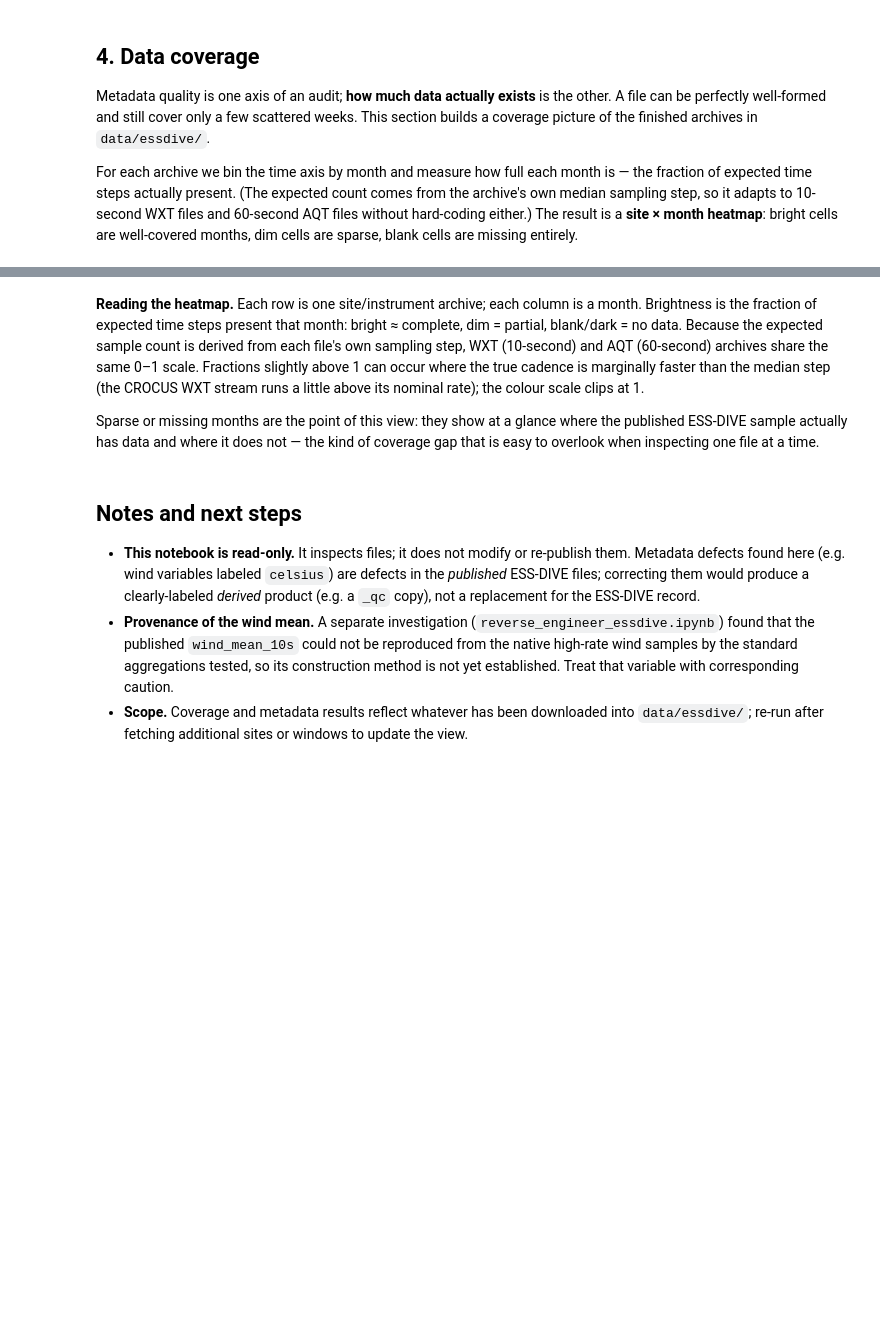
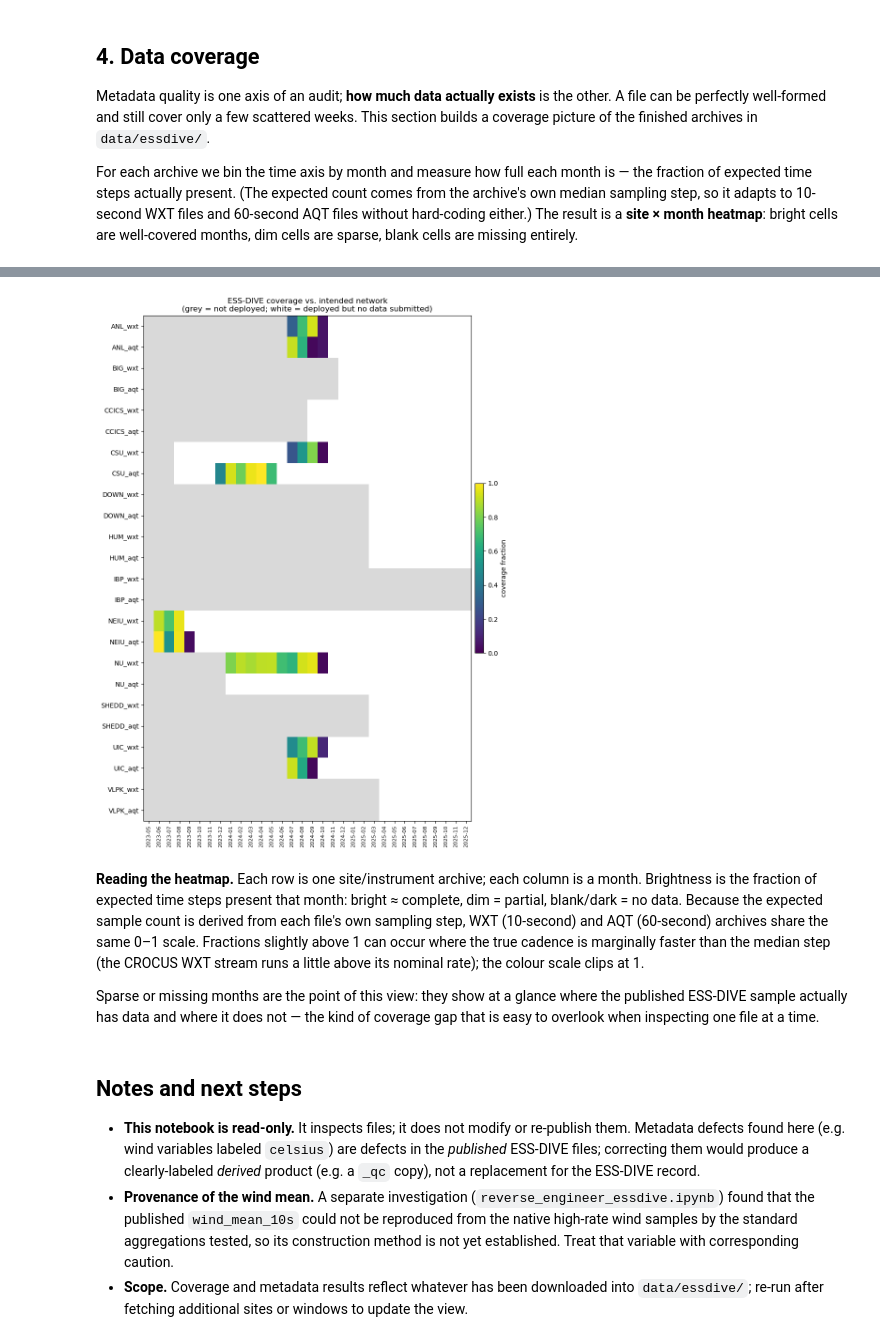
Before and after one commit to gregorywanderson/crocus, a Jupyter notebook: audit_essdive.ipynb, the cells around one changed output, grey strips where cells are left out. Cells and saved outputs as stored; diff of their text form; code cells hidden in the pictures; blank space fills up the shorter version.

Commit message:
feat: added deployment dates

```diff
--- a/audit_essdive.ipynb
+++ b/audit_essdive.ipynb
@@ -384,3 +471,85 @@ else:
+# %%
+# Deployment-aware coverage heatmap (Option B: full intended network).
+# Rows = EVERY site's wxt and aqt from the registry, not only those that reported
+# to ESS-DIVE. Combined with the deployment overlay this shows the whole intended
+# network and how much of it has been delivered:
+#   grey   = instrument not deployed that month (pre-install, or never deployed here,
+#            e.g. IBP's planned-but-never-installed wxt/aqt);
+#   colour = deployed and reported, shaded by coverage fraction;
+#   white  = deployed but no data that month  -> a genuine gap / still to submit.
+import numpy as np
+import matplotlib.pyplot as plt
+import matplotlib.colors as mcolors
+import crocus_sites as cs
+
+# Archives label the Argonne site "ANL"; the registry calls it "ATMOS".
+REG_TO_ARCHIVE = {"ATMOS": "ANL"}                 # registry abbr -> archive row label
+ARCHIVE_TO_REG = {v: k for k, v in REG_TO_ARCHIVE.items()}
+SITE_BY_ABBR = {s.abbr: s for s in cs.ALL_SITES}
+
+def _lookup_site(row_site):
+    """Row-label site string -> registry site object (handles ANL/ATMOS alias)."""
+    return SITE_BY_ABBR.get(ARCHIVE_TO_REG.get(row_site, row_site))
+
+def _parse_row(label):
+    parts = label.split("_")
+    return (parts[0], parts[1].lower()) if len(parts) >= 2 else (label, None)
+
+if cov.empty:
+    print("No archives found in", ARCHIVEDIR, "- run build_essdive_archive.ipynb first.")
+else:
+    # ---- Option B: expected rows = every site's wxt and aqt (intended network) ----
+    expected_rows = []
+    for s in cs.ALL_SITES:
+        label_site = REG_TO_ARCHIVE.get(s.abbr, s.abbr)   # use archive label (ANL)
+        for instr in ("wxt", "aqt"):
+            expected_rows.append(f"{label_site}_{instr}")
+    # keep any existing rows too (in case an archive exists we didn't anticipate),
+    # then order: expected first (registry order), then extras.
+    extra = [r for r in cov.index if r not in expected_rows]
+    all_rows = expected_rows + extra
+    covB = cov.reindex(index=all_rows)                    # missing rows -> all NaN
+
+    # Extend the month axis out to end of 2025 so later deployments are visible
+    full_months = pd.date_range(covB.columns.min(), "2025-12-01", freq="MS")
+    covB = covB.reindex(columns=full_months)          # new months -> all NaN
+
+    # ---- deployment mask aligned to covB ----
+    not_deployed = np.zeros(covB.shape, dtype=bool)
+    for r, label in enumerate(covB.index):
+        site_str, instr = _parse_row(label)
+        site = _lookup_site(site_str)
+        if site is None or instr is None:
+            continue
+        for c, month in enumerate(covB.columns):
+            if site.deployed(instr, month) is False:      # pre-install OR never here
+                not_deployed[r, c] = True
+
+    fig, ax = plt.subplots(figsize=(max(8, 0.28 * covB.shape[1]),
+                                    max(3, 0.5 * covB.shape[0])))
+    im = ax.imshow(covB.values, aspect="auto", cmap="viridis",
+                   vmin=0, vmax=1, interpolation="nearest")
+    grey = np.ma.masked_where(~not_deployed, np.ones_like(covB.values))
+    ax.imshow(grey, aspect="auto", interpolation="nearest",
+              cmap=mcolors.ListedColormap(["#d9d9d9"]), vmin=0, vmax=1)
+
+    ax.set_yticks(range(covB.shape[0]))
+    ax.set_yticklabels(covB.index)
+    months = [c.strftime("%Y-%m") for c in covB.columns]
+    step = max(1, len(months) // 24)
+    ax.set_xticks(range(0, len(months), step))
+    ax.set_xticklabels(months[::step], rotation=90, fontsize=8)
+
+    ax.set_title("ESS-DIVE coverage vs. intended network\n"
+                 "(grey = not deployed; white = deployed but no data submitted)")
+    cbar = fig.colorbar(im, ax=ax, fraction=0.025, pad=0.01)
+    cbar.set_label("coverage fraction")
+    plt.tight_layout()
+    os.makedirs("figures", exist_ok=True)
+    fig.savefig("figures/essdive_coverage_deployment.png", dpi=150, bbox_inches="tight")
+    plt.show()
+# %% [output]
+[figure, added]
 # %% [markdown]
 **Reading the heatmap.** Each row is one site/instrument archive; each column is a
 month. Brightness is the fraction of expected time steps present that month: bright ≈
```
Also changed, not shown: parts of 7 cells of this notebook, 2 other files.
